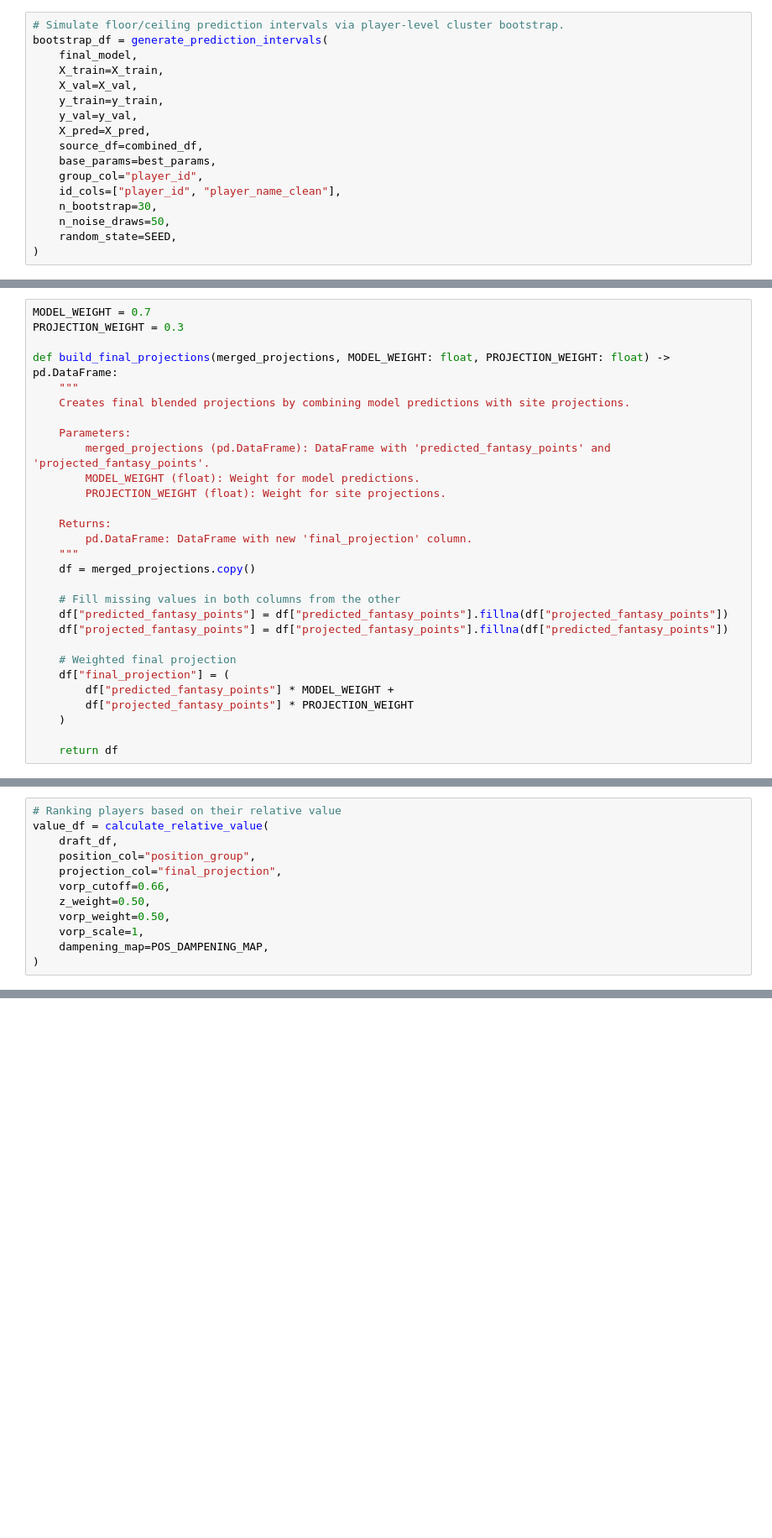
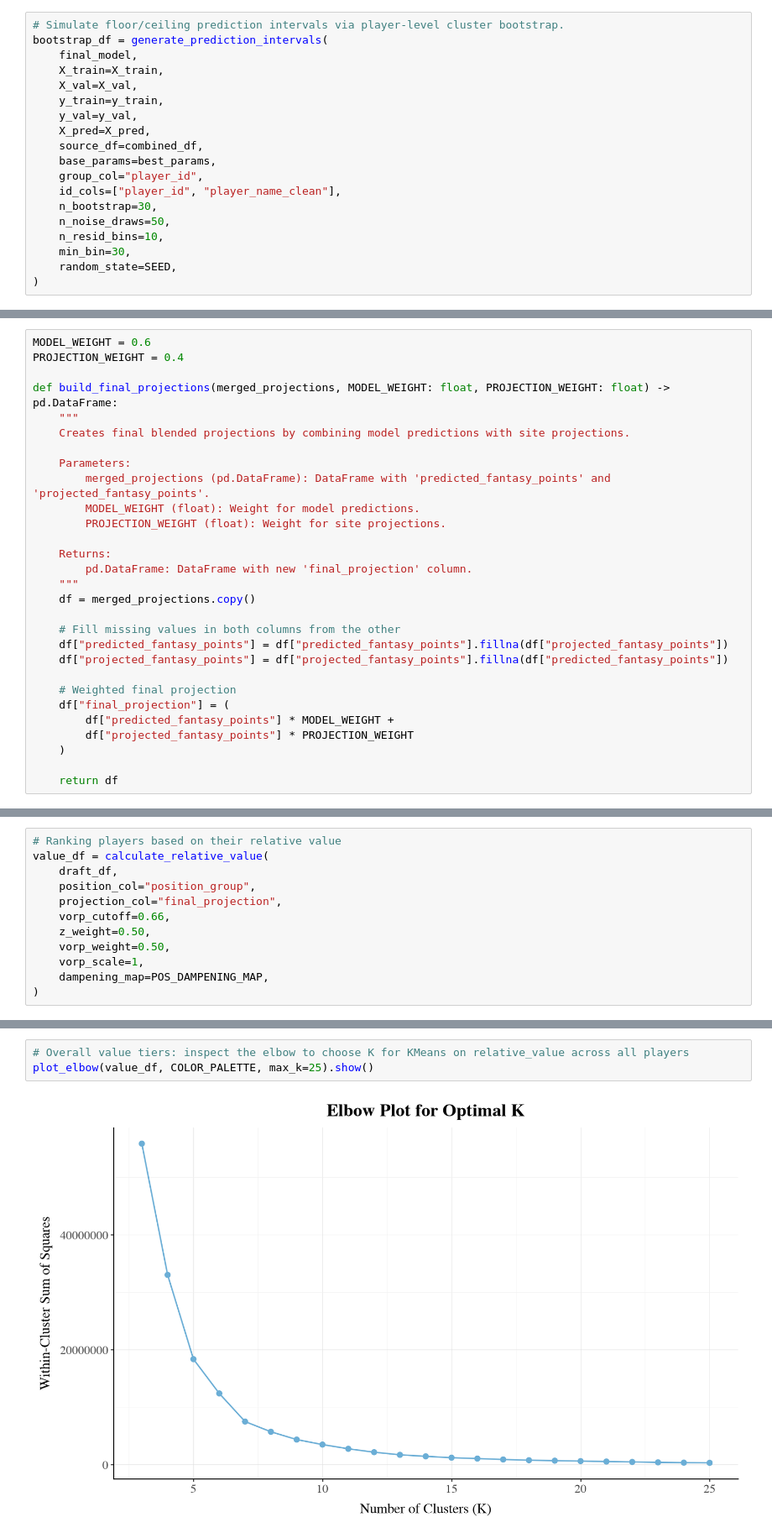
Before and after one commit to boon-man/nba_modeling, a Jupyter notebook: run_model.ipynb, the cells around one changed output, grey strips where cells are left out. Shown at 84% size. Cells and saved outputs as stored; diff of their text form; blank space fills up the shorter version.

Commit message:
Updates to include player value tiering as a final step in the process

```diff
--- a/run_model.ipynb
+++ b/run_model.ipynb
@@ -212,6 +218,8 @@ bootstrap_df = generate_prediction_intervals(
     id_cols=["player_id", "player_name_clean"],
     n_bootstrap=30,
     n_noise_draws=50,
+    n_resid_bins=10,
+    min_bin=30,
     random_state=SEED,
 )
 # %%
@@ -465,8 +489,8 @@ def prepare_fantasypros_df() -> pd.DataFrame:
 
     return fp
 # %%
-MODEL_WEIGHT = 0.7
-PROJECTION_WEIGHT = 0.3
+MODEL_WEIGHT = 0.6
+PROJECTION_WEIGHT = 0.4
 
 def build_final_projections(merged_projections, MODEL_WEIGHT: float, PROJECTION_WEIGHT: float) -> pd.DataFrame:
     """
@@ -773,0 +802,5 @@ value_df = calculate_relative_value(
+# %%
+# Overall value tiers: inspect the elbow to choose K for KMeans on relative_value across all players
+plot_elbow(value_df, COLOR_PALETTE, max_k=25).show()
+# %% [output]
+[figure, added]
```
Also changed, not shown: parts of 20 cells of this notebook, 4 other files.
